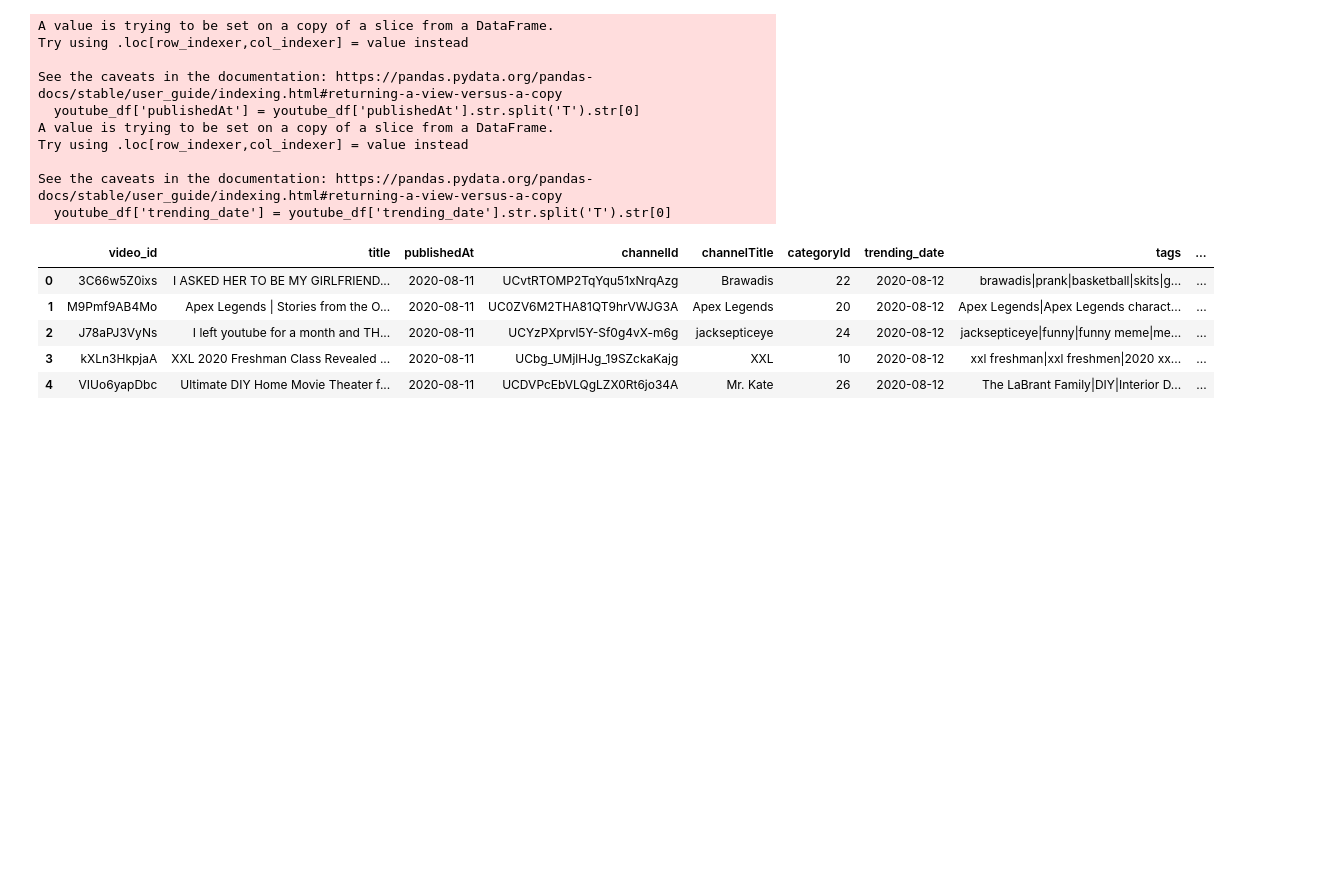
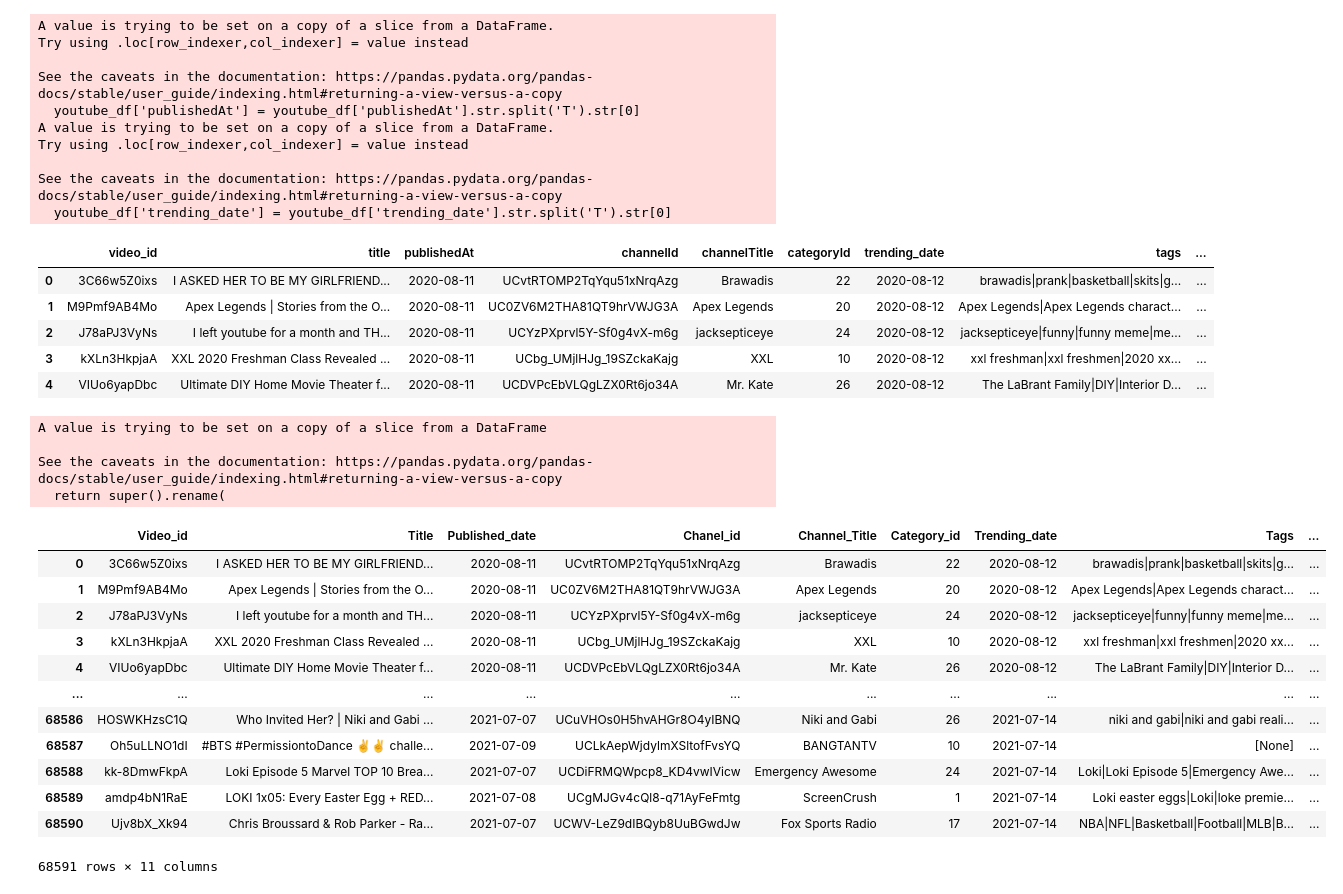
Before and after one commit to ichakrabarty/Grp_5---Youtube-Trending, a Jupyter notebook: main.ipynb, the cells around one changed output. Drawn from its saved outputs; the diff is of its cells as text; code cells hidden in the pictures; blank space fills up the shorter version.

```diff
--- a/main.ipynb
+++ b/main.ipynb
@@ -75,3 +75,44 @@ See the caveats in the documentation: https://pandas.pydata.org/pandas-docs/stab
 | 2 | J78aPJ3VyNs | I left youtube for a month and TH... | 2020-08-11 | UCYzPXprvl5Y-Sf0g4vX-m6g | jacksepticeye | 24 | 2020-08-12 | jacksepticeye|funny|funny meme|me... | ... |
 | 3 | kXLn3HkpjaA | XXL 2020 Freshman Class Revealed ... | 2020-08-11 | UCbg_UMjlHJg_19SZckaKajg | XXL | 10 | 2020-08-12 | xxl freshman|xxl freshmen|2020 xx... | ... |
 | 4 | VIUo6yapDbc | Ultimate DIY Home Movie Theater f... | 2020-08-11 | UCDVPcEbVLQgLZX0Rt6jo34A | Mr. Kate | 26 | 2020-08-12 | The LaBrant Family|DIY|Interior D... | ... |
+# %%
+# youtube_df['video_id','title','publishedAt','channelId','channelTitle','categoryId','trending_date', 'tags','view_count','likes','dislikes'] = youtube_df[['Video_ID','Title','Published_Date','Channel_ID','Channel_Title','Category_ID','Trending_Date', 'Tags','View_Count','Likes','Dislikes']]
+# youtube_df
+# youtube_df['video_id'] = youtube_df['Video_ID']
+# youtube_df.columns['Video_ID','Title','Published_Date','Channel_ID','Channel_Title','Category_ID','Trending_Date', 'Tags','View_Count','Likes','Dislikes']
+# youtube_df
+dict = {'video_id': 'Video_id',
+        'title': 'Title',
+        'publishedAt': 'Published_date',
+        'channelId': 'Chanel_id',
+        'channelTitle': 'Channel_Title',
+        'categoryId':'Category_id',
+        'trending_date':"Trending_date" ,
+        'tags':'Tags',
+        'view_count':'View_count',
+        'likes':'Likes',
+        'dislikes':'Dislikes'
+       }
+# call rename () method
+youtube_df.rename(columns=dict,
+          inplace=True)
+# print Data frame after rename columns
+youtube_df
+# %% [output]
+A value is trying to be set on a copy of a slice from a DataFrame
+
+See the caveats in the documentation: https://pandas.pydata.org/pandas-docs/stable/user_guide/indexing.html#returning-a-view-versus-a-copy
+  return super().rename(
+|  | Video_id | Title | Published_date | Chanel_id | Channel_Title | Category_id | Trending_date | Tags | ... |
+| 0 | 3C66w5Z0ixs | I ASKED HER TO BE MY GIRLFRIEND... | 2020-08-11 | UCvtRTOMP2TqYqu51xNrqAzg | Brawadis | 22 | 2020-08-12 | brawadis|prank|basketball|skits|g... | ... |
+| 1 | M9Pmf9AB4Mo | Apex Legends | Stories from the O... | 2020-08-11 | UC0ZV6M2THA81QT9hrVWJG3A | Apex Legends | 20 | 2020-08-12 | Apex Legends|Apex Legends charact... | ... |
+| 2 | J78aPJ3VyNs | I left youtube for a month and TH... | 2020-08-11 | UCYzPXprvl5Y-Sf0g4vX-m6g | jacksepticeye | 24 | 2020-08-12 | jacksepticeye|funny|funny meme|me... | ... |
+| 3 | kXLn3HkpjaA | XXL 2020 Freshman Class Revealed ... | 2020-08-11 | UCbg_UMjlHJg_19SZckaKajg | XXL | 10 | 2020-08-12 | xxl freshman|xxl freshmen|2020 xx... | ... |
+| 4 | VIUo6yapDbc | Ultimate DIY Home Movie Theater f... | 2020-08-11 | UCDVPcEbVLQgLZX0Rt6jo34A | Mr. Kate | 26 | 2020-08-12 | The LaBrant Family|DIY|Interior D... | ... |
+| ... | ... | ... | ... | ... | ... | ... | ... | ... | ... |
+| 68586 | HOSWKHzsC1Q | Who Invited Her? | Niki and Gabi ... | 2021-07-07 | UCuVHOs0H5hvAHGr8O4yIBNQ | Niki and Gabi | 26 | 2021-07-14 | niki and gabi|niki and gabi reali... | ... |
+| 68587 | Oh5uLLNO1dI | #BTS #PermissiontoDance ✌✌ challe... | 2021-07-09 | UCLkAepWjdylmXSltofFvsYQ | BANGTANTV | 10 | 2021-07-14 | [None] | ... |
+| 68588 | kk-8DmwFkpA | Loki Episode 5 Marvel TOP 10 Brea... | 2021-07-07 | UCDiFRMQWpcp8_KD4vwIVicw | Emergency Awesome | 24 | 2021-07-14 | Loki|Loki Episode 5|Emergency Awe... | ... |
+| 68589 | amdp4bN1RaE | LOKI 1x05: Every Easter Egg + RED... | 2021-07-08 | UCgMJGv4cQl8-q71AyFeFmtg | ScreenCrush | 1 | 2021-07-14 | Loki easter eggs|Loki|loke premie... | ... |
+| 68590 | Ujv8bX_Xk94 | Chris Broussard & Rob Parker - Ra... | 2021-07-07 | UCWV-LeZ9dIBQyb8UuBGwdJw | Fox Sports Radio | 17 | 2021-07-14 | NBA|NFL|Basketball|Football|MLB|B... | ... |
+68591 rows × 11 columns
```
Also changed, not shown: parts of 4 cells of this notebook, 1 other file.
